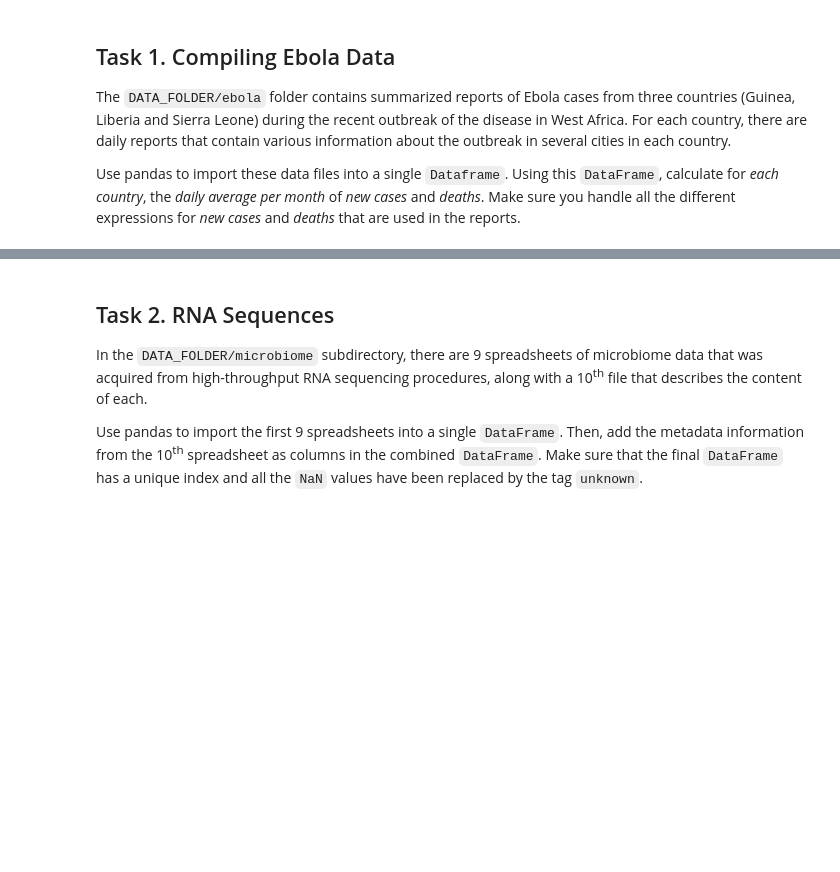
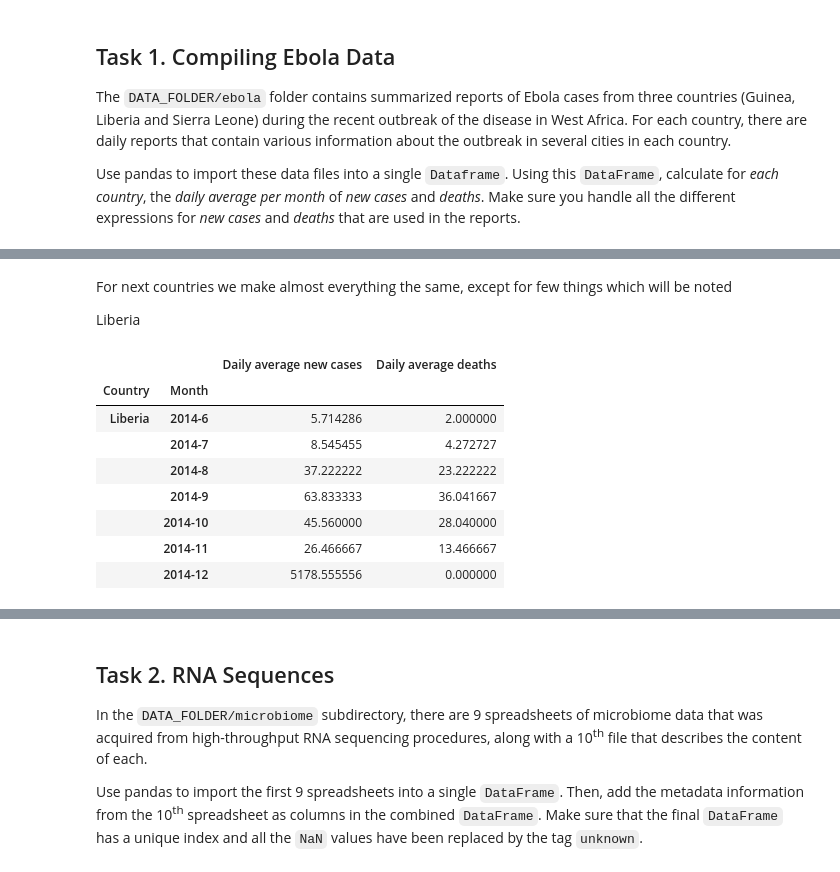
Before and after one commit to antonino-barbera/seanbi, a Jupyter notebook: HW1/Homework 1.ipynb, the cells around one changed output, grey strips where cells are left out. Cells and saved outputs as stored; diff of their text form; code cells hidden in the pictures; blank space fills up the shorter version.

```diff
--- a/HW1/Homework 1.ipynb
+++ b/HW1/Homework 1.ipynb
@@ -219,0 +81,56 @@ final_frame
+# %% [markdown]
+For next countries we make almost everything the same, except for few things which will be noted
+
+Liberia
+# %%
+#Liberia
+
+liberia = pd.DataFrame()
+
+for file in glob.glob(DATA_FOLDER+"/ebola/liberia_data/"+'*.csv'):
+    eb = pd.read_csv(file, parse_dates=['Date'])
+    liberia = liberia.append(eb)
+
+liberia = (liberia.set_index(['Date', 'Variable']))['National']
+liberia = pd.pivot_table(liberia.reset_index(), index='Date', columns='Variable', values='National')
+liberia = liberia.fillna(0)
+
+months = set(liberia.index.month)
+new_cases = {}
+new_deaths = {}
+for month in months:
+    days_in_month = len(liberia[liberia.index.month==month])
+
+    #here we had more expressions for new cases to handle
+    month_sum_cases1 = (liberia[liberia.index.month==month])['New Case/s (Suspected)'].astype(float).sum()
+    month_sum_cases2 = (liberia[liberia.index.month==month])['New Case/s (Probable)'].astype(float).sum()
+    month_sum_cases3 = (liberia[liberia.index.month==month])['New case/s (confirmed)'].astype(float).sum()
+    month_sum_cases = np.nansum([month_sum_cases1, month_sum_cases2, month_sum_cases3])
+
+    month_sum_deaths = (liberia[liberia.index.month==month])['Newly reported deaths'].astype(float).sum()
+
+    new_cases["2014-"+str(month)] = month_sum_cases/days_in_month
+    new_deaths["2014-"+str(month)] = month_sum_deaths/days_in_month
+
+liberia_new_cases = pd.DataFrame.from_dict(new_cases, orient='index')
+liberia_new_cases.index.name = 'Month'
+liberia_new_cases.columns = ['Daily average new cases']
+liberia_new_cases['Country'] = 'Liberia'
+
+liberia_deaths = pd.DataFrame.from_dict(new_deaths, orient='index')
+liberia_deaths.index.name = 'Month'
+liberia_deaths.columns = ['Daily average deaths']
+
+liberia_final = pd.merge(liberia_new_cases, liberia_deaths, left_index=True, right_index=True)
+liberia_final = liberia_final.set_index(['Country', liberia_final.index])
+liberia_final
+# %% [output]
+|  |  | Daily average new cases | Daily average deaths |
+| Country | Month |  |  |
+| Liberia | 2014-6 | 5.714286 | 2.000000 |
+|  | 2014-7 | 8.545455 | 4.272727 |
+|  | 2014-8 | 37.222222 | 23.222222 |
+|  | 2014-9 | 63.833333 | 36.041667 |
+|  | 2014-10 | 45.560000 | 28.040000 |
+|  | 2014-11 | 26.466667 | 13.466667 |
+|  | 2014-12 | 5178.555556 | 0.000000 |
```
Also changed, not shown: parts of 7 cells of this notebook, 1 other file.
